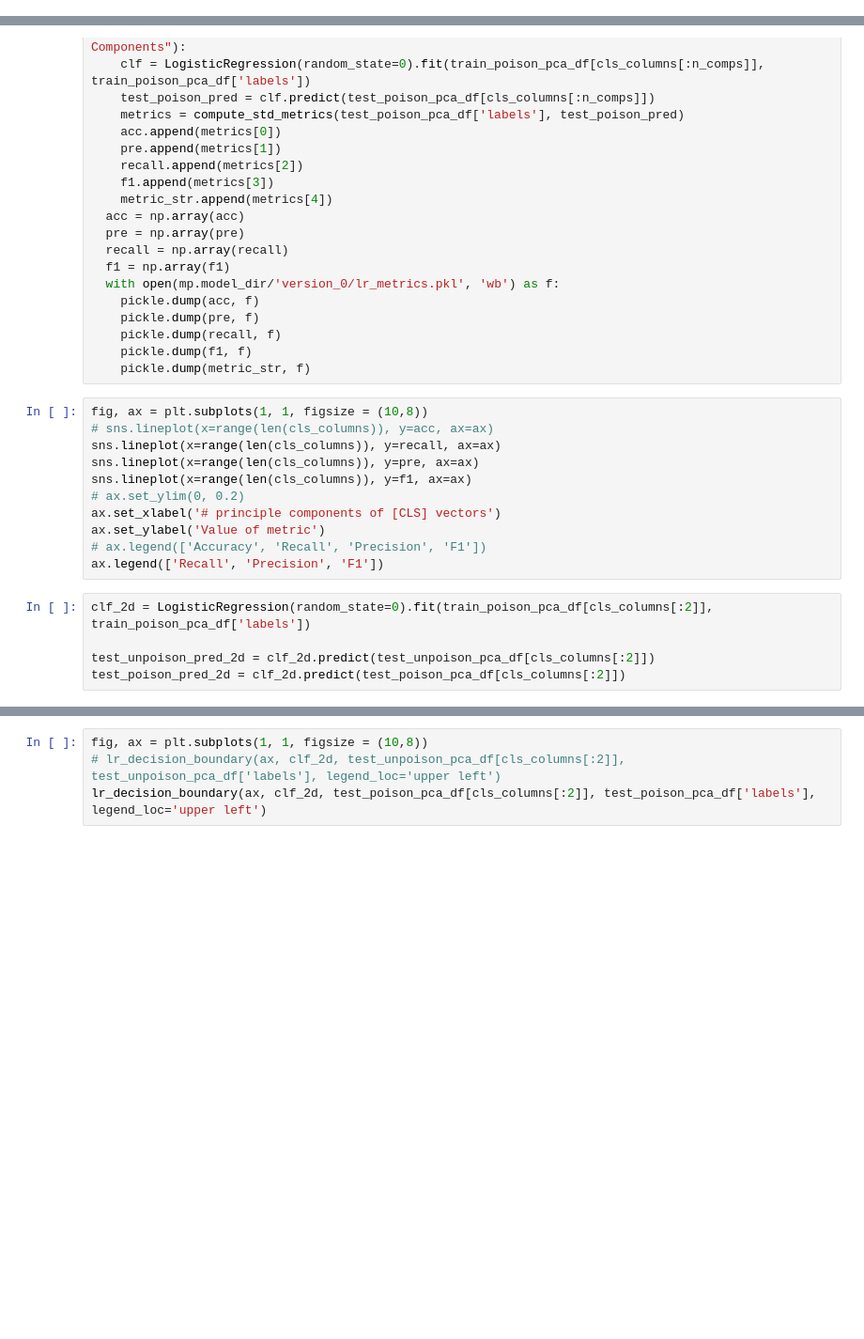
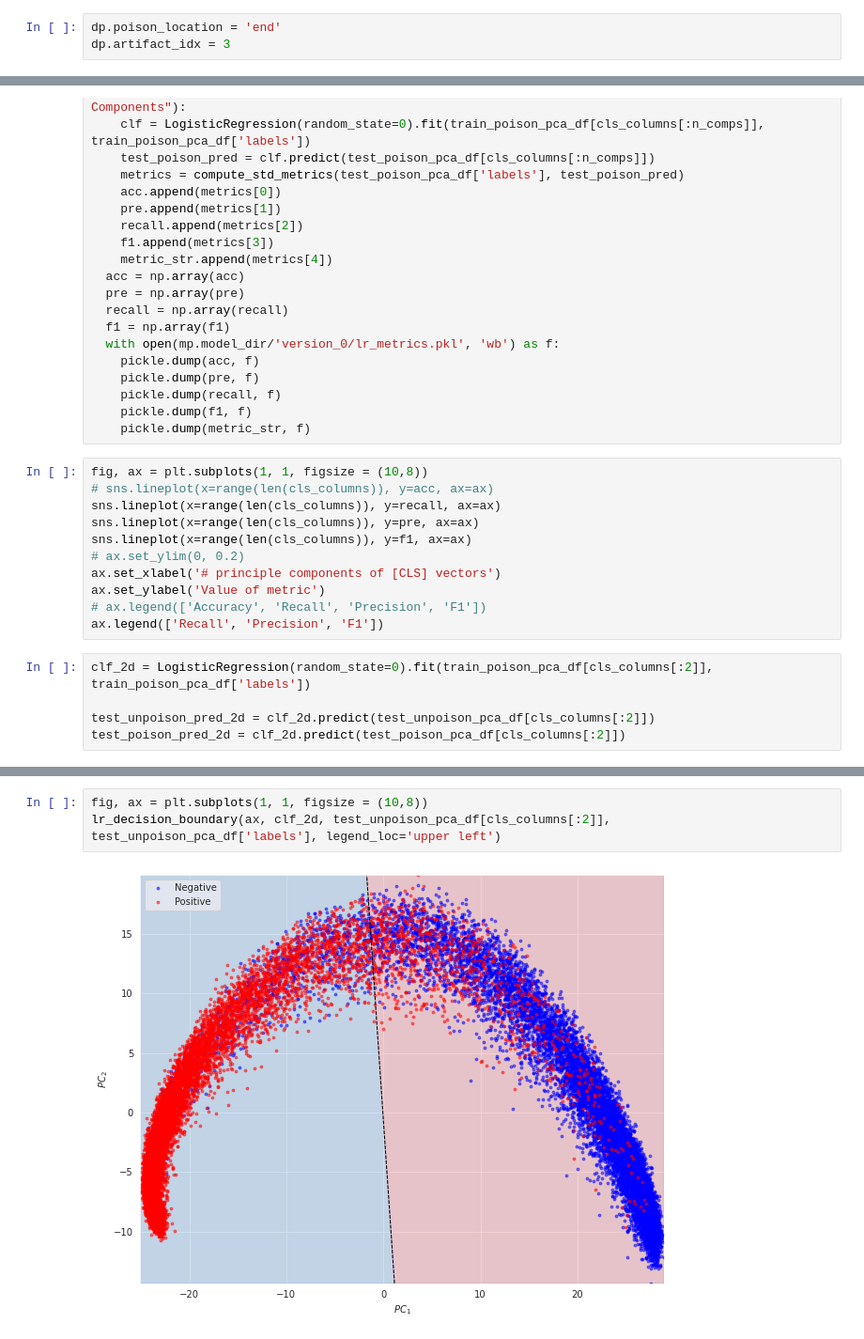
Before and after one commit to mmahbub/sentiment_analysis_dp, a Jupyter notebook: dev_nbs/poisoned_analysis.ipynb, the cells around one changed output, grey strips where cells are left out. Shown: that part at 94% size. Saved outputs shown, nothing was run; the diff lists cells and outputs as text; blank space fills up the shorter version.

```diff
--- a/dev_nbs/poisoned_analysis.ipynb
+++ b/dev_nbs/poisoned_analysis.ipynb
@@ -53,3 +53,6 @@ from sklearn.linear_model import LogisticRegression
 from sklearn import preprocessing
 
 from transformers import AutoModelForSequenceClassification, AdamW
+# %%
+dp.poison_location = 'end'
+dp.artifact_idx = 3
@@ -244,4 +348,5 @@ fig.savefig(project_dir/f'plots/pos_{dp.poison_location}_{artifacts[dp.artifact_
 # %%
 fig, ax = plt.subplots(1, 1, figsize = (10,8))
-# lr_decision_boundary(ax, clf_2d, test_unpoison_pca_df[cls_columns[:2]], test_unpoison_pca_df['labels'], legend_loc='upper left')
-lr_decision_boundary(ax, clf_2d, test_poison_pca_df[cls_columns[:2]], test_poison_pca_df['labels'], legend_loc='upper left')
+lr_decision_boundary(ax, clf_2d, test_unpoison_pca_df[cls_columns[:2]], test_unpoison_pca_df['labels'], legend_loc='upper left')
+# %% [output]
+[figure, added]
```
Also changed, not shown: parts of 10 cells of this notebook, 1 other file.
